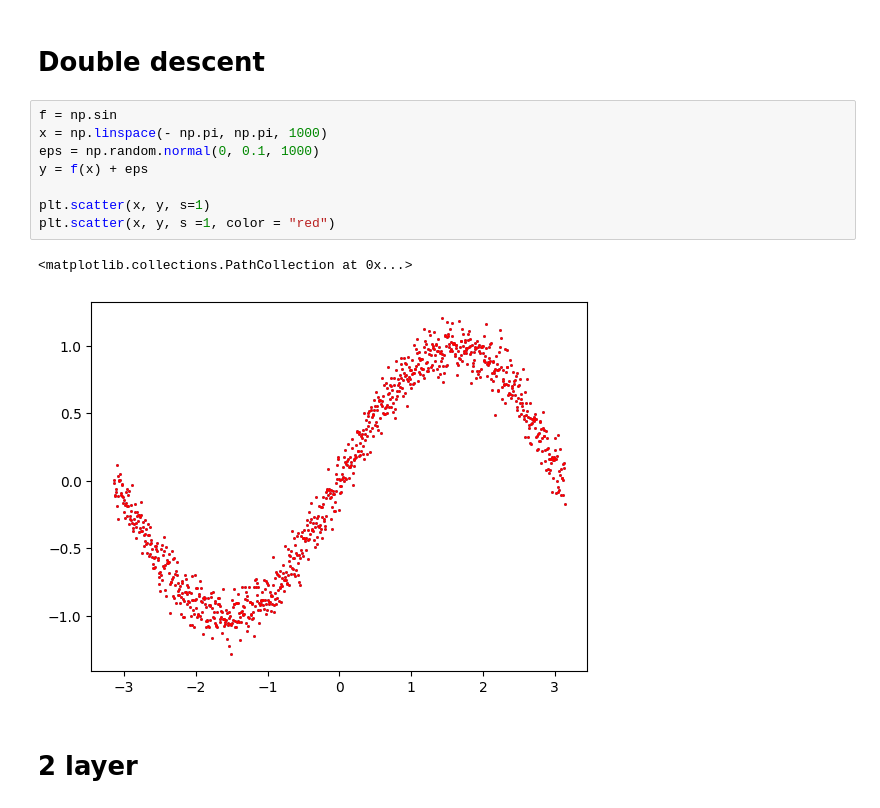
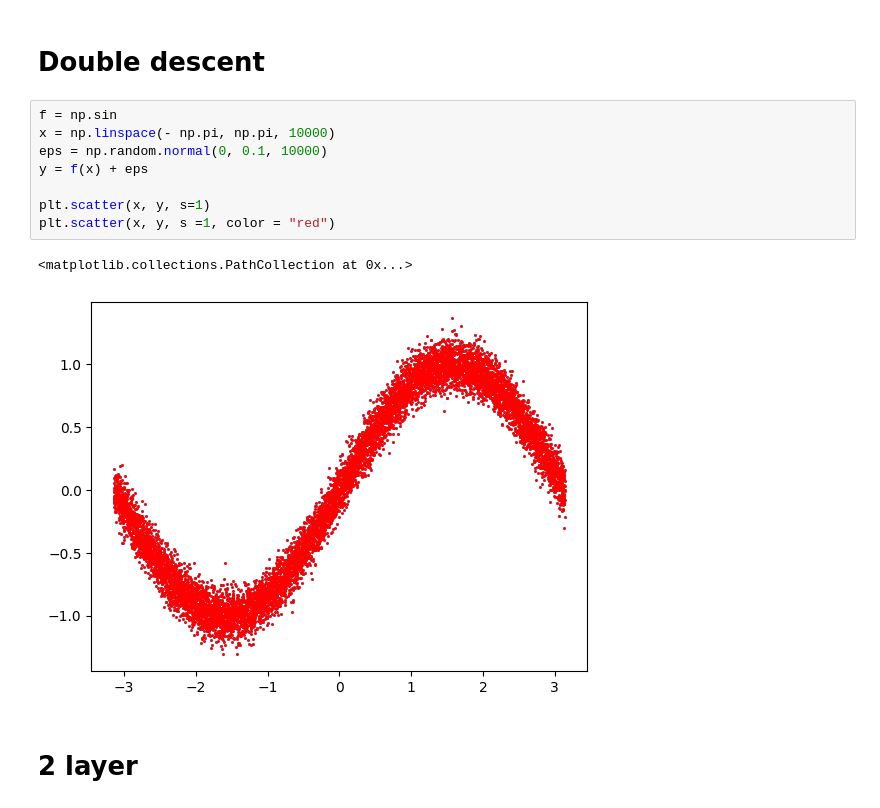
Before and after one commit to bryceadam1/math-522-project, a Jupyter notebook: Sebastian/Distributions.ipynb, the cells around one changed output. Drawn from its saved outputs; the diff is of its cells as text.

```diff
--- a/Sebastian/Distributions.ipynb
+++ b/Sebastian/Distributions.ipynb
@@ -180,15 +197,15 @@ plt.show()
 # Double descent
 # %%
 f = np.sin
-x = np.linspace(- np.pi, np.pi, 1000)
-eps = np.random.normal(0, 0.1, 1000)
+x = np.linspace(- np.pi, np.pi, 10000)
+eps = np.random.normal(0, 0.1, 10000)
 y = f(x) + eps
 
 plt.scatter(x, y, s=1)
 plt.scatter(x, y, s =1, color = "red")
 # %% [output]
 <matplotlib.collections.PathCollection at 0x...>
-[figure, old version]
+[figure, new version]
 # %% [markdown]
 # 2 layer
 # %%
```
Also changed, not shown: parts of 28 cells of this notebook, 2 other files.
